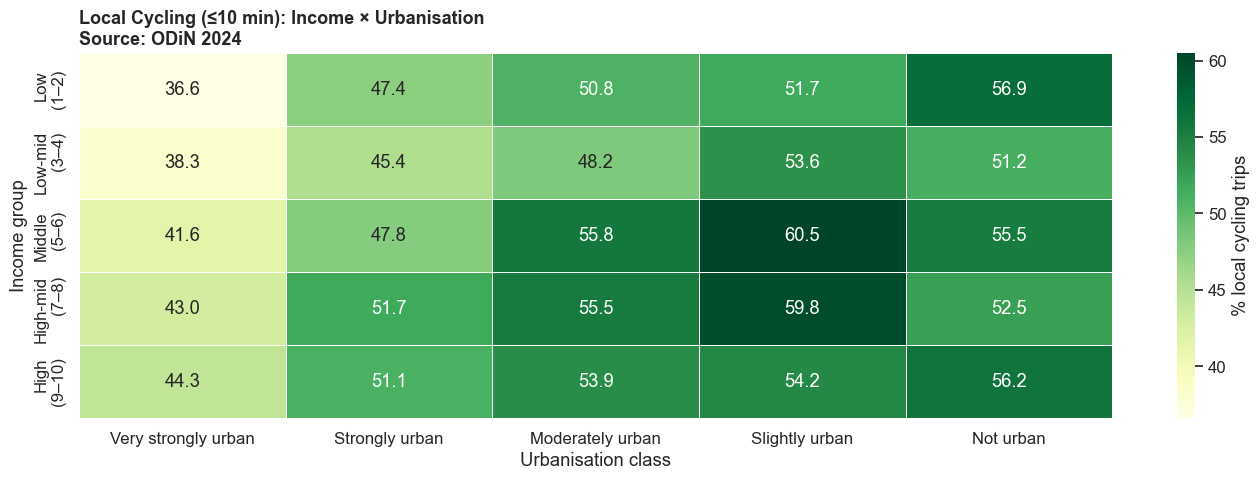
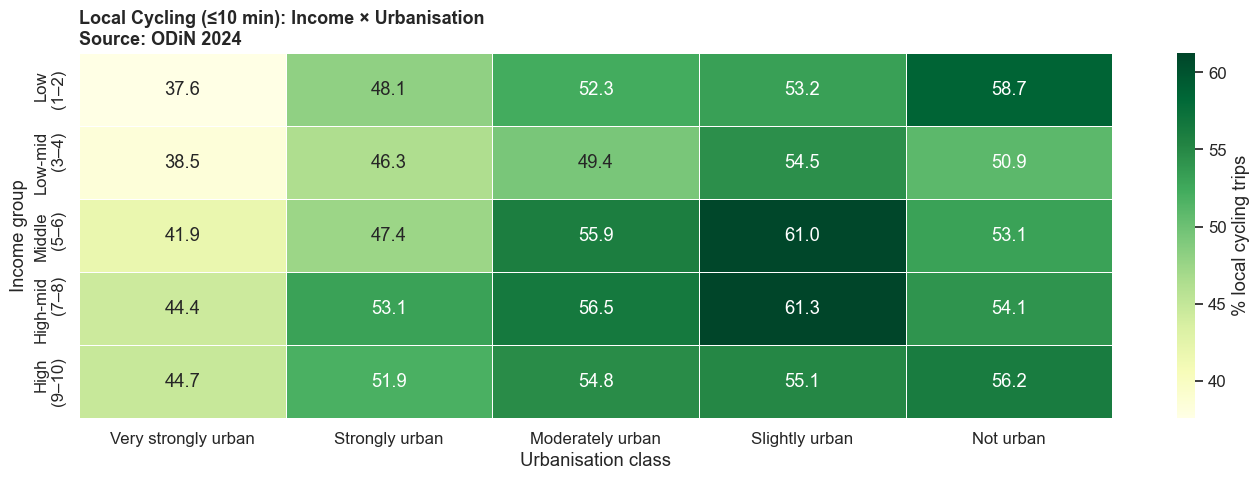
Unified diff of the notebook cell whose output changed from the first chart to the second:
--- before
+++ after
@@ -2,5 +2,5 @@
 heat = (df[df['HHGestInkG'].between(1,10) & df['sted_label'].notna() & df['is_bike']]
     .groupby(['income_group','sted_label'], observed=True)
-    .apply(lambda g: g['within10min'].mean() * 100)
+    .apply(lambda g: np.average(g['within10min'], weights=g['wV']) * 100)
     .reset_index(name='pct'))
 
@@ -17,2 +17,3 @@
 plt.tight_layout()
 plt.savefig('fig10_heatmap_income_urban.png', dpi=150)
+plt.show()

Commit: added factorV weighting to most figs